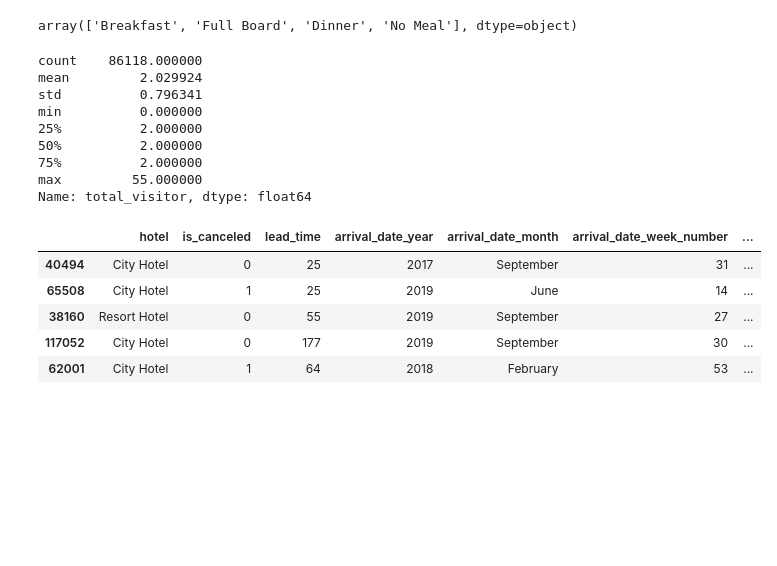
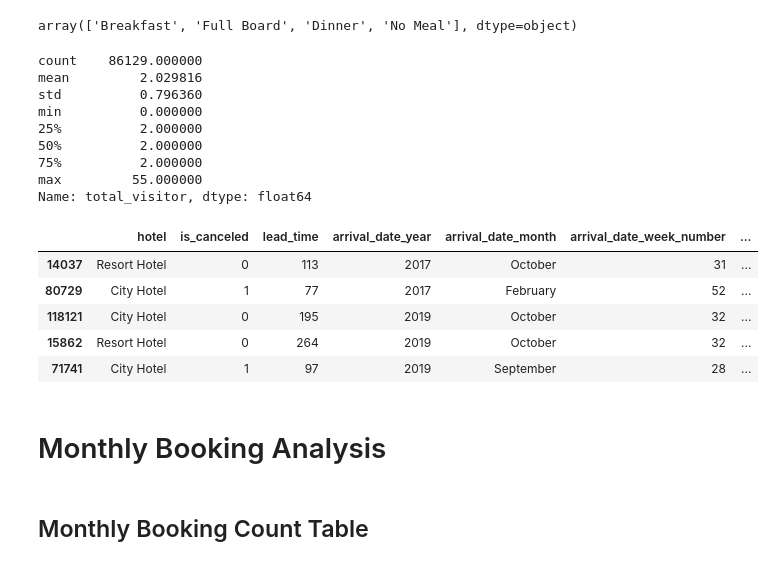
Before and after one commit to aryasa22/business_hotel_investigation, a Jupyter notebook: hotel_business_investigation.ipynb, the cells around one changed output. Drawn from its saved outputs; the diff is of its cells as text; code cells hidden in the pictures; blank space fills up the shorter version.

```diff
--- a/hotel_business_investigation.ipynb
+++ b/hotel_business_investigation.ipynb
@@ -176,21 +159,30 @@ df.duplicated().sum()
+# %%
+# copy dataset
+df_no_dup = df_no_null.copy()
+
+# drop duplicates
+df_no_dup = df_no_dup.drop_duplicates()
 # %% [markdown]
 ## Feature Engineering
 # %%
+# Copy dataset
+df_fe = df_no_dup.copy()
+
 # Change the value 'Undefined' in 'meal' column with 'No Meal'
-df['meal'] = df['meal'].apply(lambda x: x if x != 'Undefined' else 'No Meal')
-df['meal'].unique()
+df_fe['meal'] = df_fe['meal'].apply(lambda x: x if x != 'Undefined' else 'No Meal')
+df_fe['meal'].unique()
 # %% [output]
 array(['Breakfast', 'Full Board', 'Dinner', 'No Meal'], dtype=object)
 # %%
 # extract new column 'total_visitor'
-df['total_visitor'] = df['adults'] + df['children'] + df['babies']
+df_fe['total_visitor'] = df_fe['adults'] + df_fe['children'] + df_fe['babies']
 
 #descriptive statistics
-df['total_visitor'].describe()
+df_fe['total_visitor'].describe()
 # %% [output]
-count    86118.000000
-mean         2.029924
-std          0.796341
+count    86129.000000
+mean         2.029816
+std          0.796360
 min          0.000000
 25%          2.000000
 50%          2.000000
@@ -199,14 +191,24 @@ max         55.000000
 Name: total_visitor, dtype: float64
 # %%
 #drop the records with total visitor = 0
-df = df[df['total_visitor'] > 0]
+df_fe = df_fe[df_fe['total_visitor'] > 0]
+
+#drop the records with total stay duration = 0
+df_fe = df_fe[(df_fe['stays_in_weekend_nights'] > 0) | (df_fe['stays_in_weekdays_nights'] > 0)]
+
+# Final dataset
+df_analize = df_fe.copy()
 # %%
 #clean dataset overview
-df.sample(5)
+df_analize.sample(5)
 # %% [output]
 |  | hotel | is_canceled | lead_time | arrival_date_year | arrival_date_month | arrival_date_week_number | ... |
-| 40494 | City Hotel | 0 | 25 | 2017 | September | 31 | ... |
-| 65508 | City Hotel | 1 | 25 | 2019 | June | 14 | ... |
-| 38160 | Resort Hotel | 0 | 55 | 2019 | September | 27 | ... |
-| 117052 | City Hotel | 0 | 177 | 2019 | September | 30 | ... |
-| 62001 | City Hotel | 1 | 64 | 2018 | February | 53 | ... |
+| 14037 | Resort Hotel | 0 | 113 | 2017 | October | 31 | ... |
+| 80729 | City Hotel | 1 | 77 | 2017 | February | 52 | ... |
+| 118121 | City Hotel | 0 | 195 | 2019 | October | 32 | ... |
+| 15862 | Resort Hotel | 0 | 264 | 2019 | October | 32 | ... |
+| 71741 | City Hotel | 1 | 97 | 2019 | September | 28 | ... |
+# %% [markdown]
+# Monthly Booking Analysis
+# %% [markdown]
+## Monthly Booking Count Table
```
Also changed, not shown: parts of 30 cells of this notebook, 2 other files.
